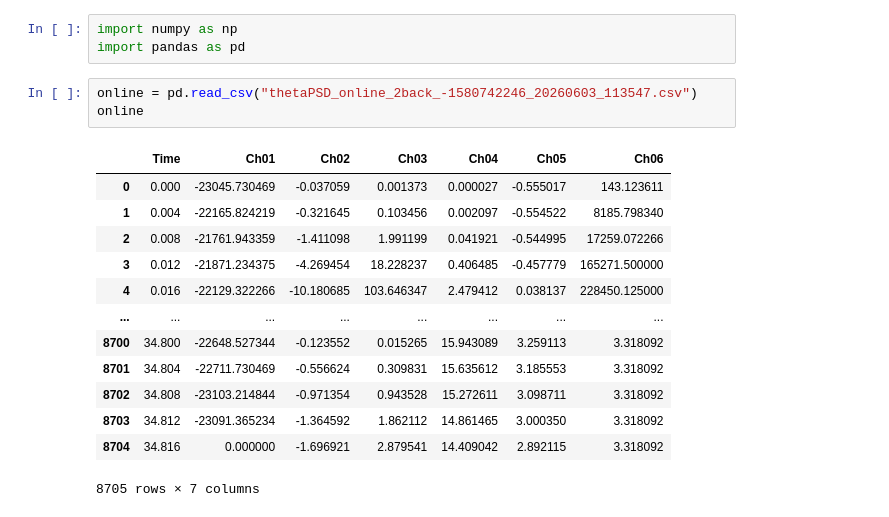
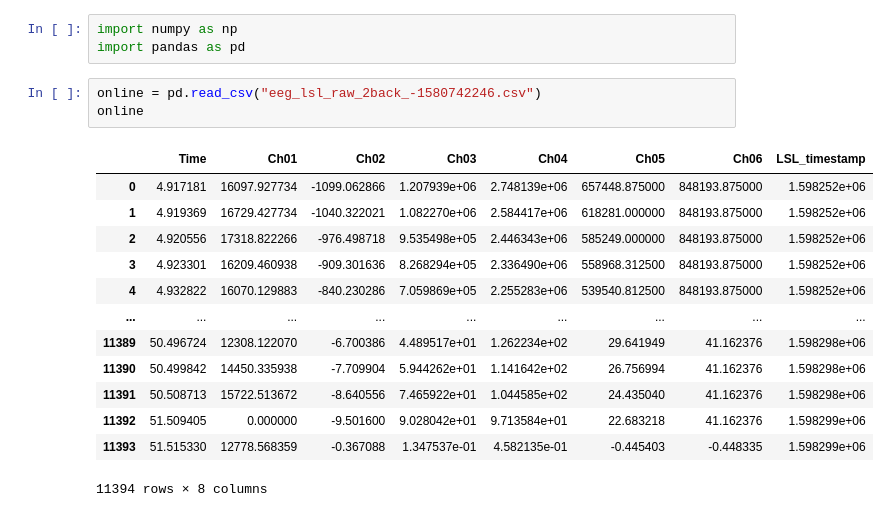
Before and after one commit to janetshin8030/OW_closedloop, a Jupyter notebook: offline_processing.ipynb, the cells around one changed output. Saved outputs shown, nothing was run; the diff lists cells and outputs as text.

Commit message:
synchronized time LSL

```diff
--- a/offline_processing.ipynb
+++ b/offline_processing.ipynb
@@ -2,20 +2,20 @@
 import numpy as np
 import pandas as pd
 # %%
-online = pd.read_csv("thetaPSD_online_2back_-1580742246_20260603_113547.csv")
+online = pd.read_csv("eeg_lsl_raw_2back_-1580742246.csv")
 online
 # %% [output]
-|  | Time | Ch01 | Ch02 | Ch03 | Ch04 | Ch05 | Ch06 |
-| 0 | 0.000 | -23045.730469 | -0.037059 | 0.001373 | 0.000027 | -0.555017 | 143.123611 |
-| 1 | 0.004 | -22165.824219 | -0.321645 | 0.103456 | 0.002097 | -0.554522 | 8185.798340 |
-| 2 | 0.008 | -21761.943359 | -1.411098 | 1.991199 | 0.041921 | -0.544995 | 17259.072266 |
-| 3 | 0.012 | -21871.234375 | -4.269454 | 18.228237 | 0.406485 | -0.457779 | 165271.500000 |
-| 4 | 0.016 | -22129.322266 | -10.180685 | 103.646347 | 2.479412 | 0.038137 | 228450.125000 |
-| ... | ... | ... | ... | ... | ... | ... | ... |
-| 8700 | 34.800 | -22648.527344 | -0.123552 | 0.015265 | 15.943089 | 3.259113 | 3.318092 |
-| 8701 | 34.804 | -22711.730469 | -0.556624 | 0.309831 | 15.635612 | 3.185553 | 3.318092 |
-| 8702 | 34.808 | -23103.214844 | -0.971354 | 0.943528 | 15.272611 | 3.098711 | 3.318092 |
-| 8703 | 34.812 | -23091.365234 | -1.364592 | 1.862112 | 14.861465 | 3.000350 | 3.318092 |
-| 8704 | 34.816 | 0.000000 | -1.696921 | 2.879541 | 14.409042 | 2.892115 | 3.318092 |
+|  | Time | Ch01 | Ch02 | Ch03 | Ch04 | Ch05 | Ch06 | LSL_timestamp |
+| 0 | 4.917181 | 16097.927734 | -1099.062866 | 1.207939e+06 | 2.748139e+06 | 657448.875000 | 848193.875000 | 1.598252e+06 |
+| 1 | 4.919369 | 16729.427734 | -1040.322021 | 1.082270e+06 | 2.584417e+06 | 618281.000000 | 848193.875000 | 1.598252e+06 |
+| 2 | 4.920556 | 17318.822266 | -976.498718 | 9.535498e+05 | 2.446343e+06 | 585249.000000 | 848193.875000 | 1.598252e+06 |
+| 3 | 4.923301 | 16209.460938 | -909.301636 | 8.268294e+05 | 2.336490e+06 | 558968.312500 | 848193.875000 | 1.598252e+06 |
+| 4 | 4.932822 | 16070.129883 | -840.230286 | 7.059869e+05 | 2.255283e+06 | 539540.812500 | 848193.875000 | 1.598252e+06 |
+| ... | ... | ... | ... | ... | ... | ... | ... | ... |
+| 11389 | 50.496724 | 12308.122070 | -6.700386 | 4.489517e+01 | 1.262234e+02 | 29.641949 | 41.162376 | 1.598298e+06 |
+| 11390 | 50.499842 | 14450.335938 | -7.709904 | 5.944262e+01 | 1.141642e+02 | 26.756994 | 41.162376 | 1.598298e+06 |
+| 11391 | 50.508713 | 15722.513672 | -8.640556 | 7.465922e+01 | 1.044585e+02 | 24.435040 | 41.162376 | 1.598298e+06 |
+| 11392 | 51.509405 | 0.000000 | -9.501600 | 9.028042e+01 | 9.713584e+01 | 22.683218 | 41.162376 | 1.598299e+06 |
+| 11393 | 51.515330 | 12778.568359 | -0.367088 | 1.347537e-01 | 4.582135e-01 | -0.445403 | -0.448335 | 1.598299e+06 |
-8705 rows × 7 columns
+11394 rows × 8 columns
 # %%
```
Also changed, not shown: parts of 8 cells of this notebook, 38 other files.
